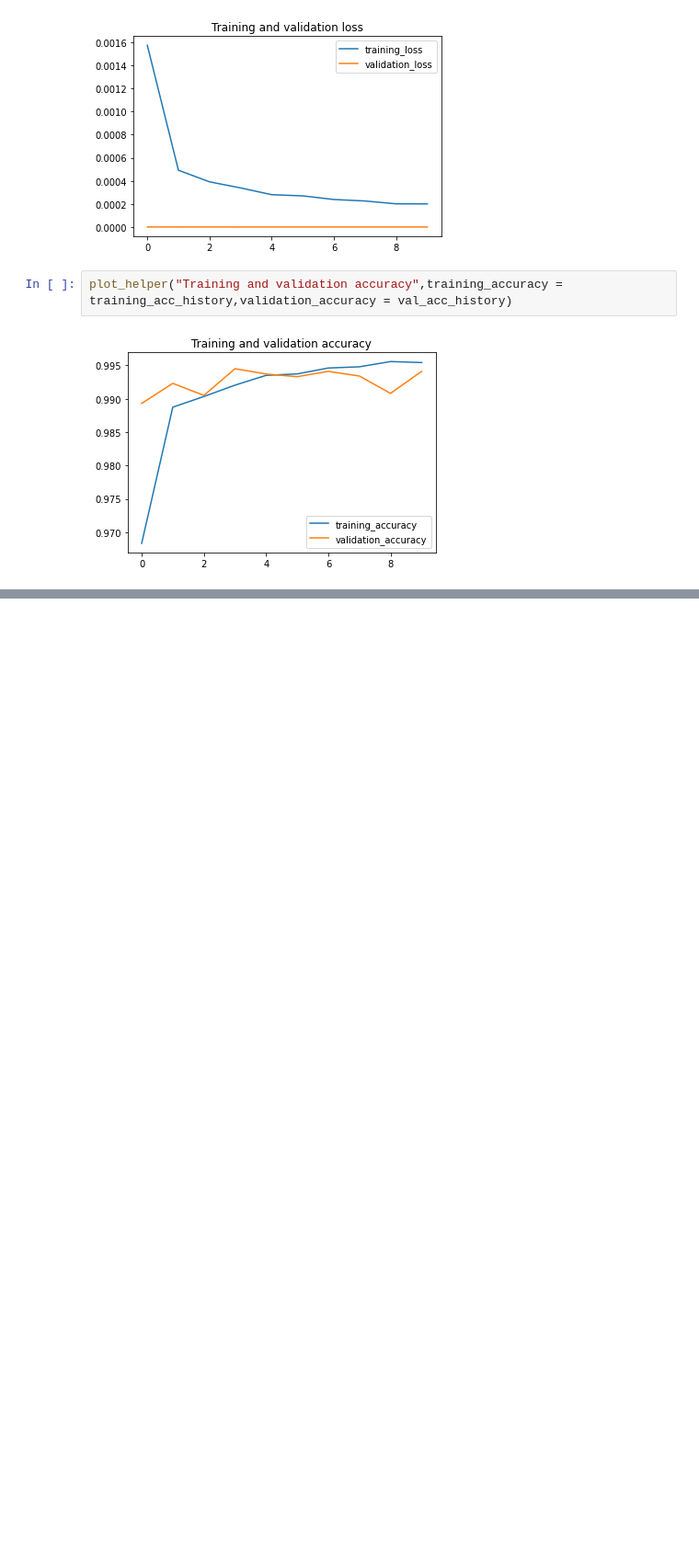
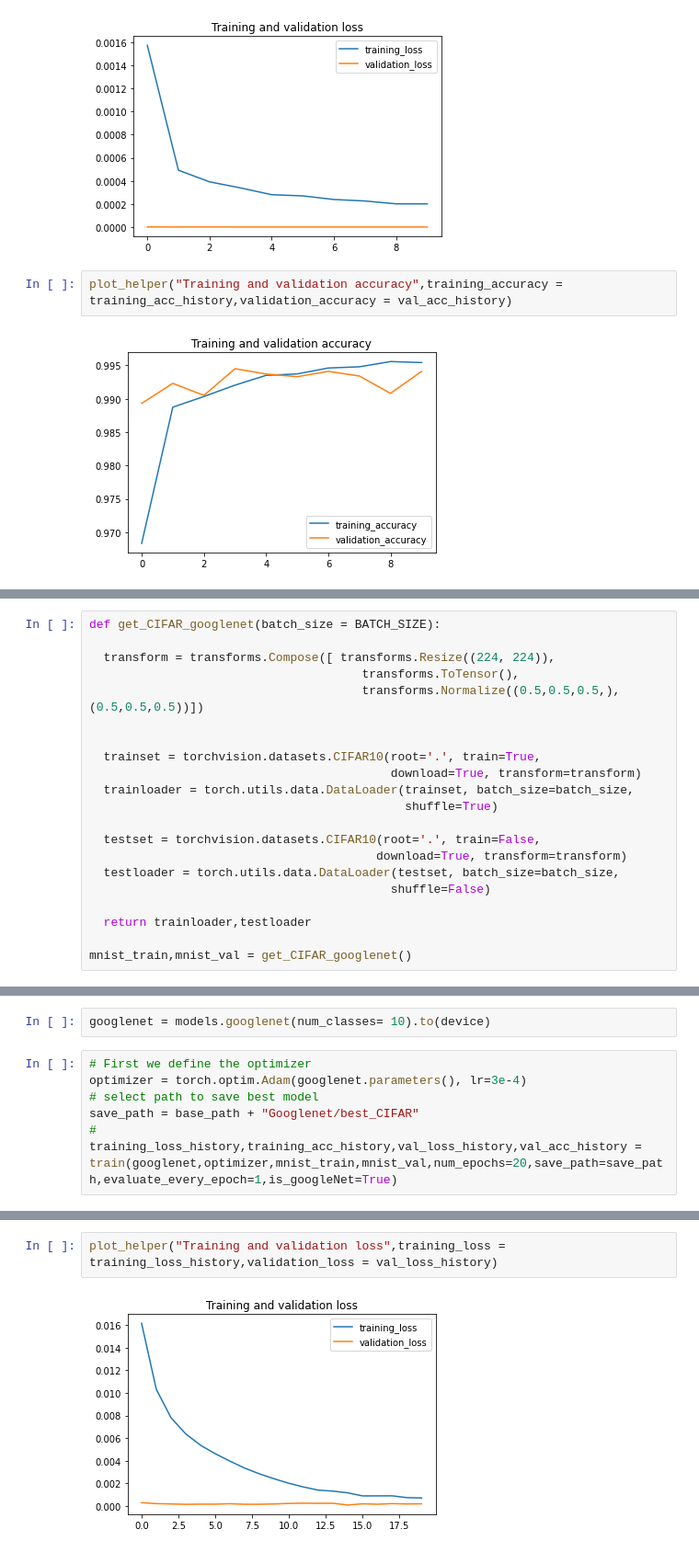
Before and after one commit to khalit7/Computer_Vision_Models_Analysis, a Jupyter notebook: Image_classification.ipynb, the cells around one changed output, grey strips where cells are left out. Shown at 92% size. Saved outputs shown, nothing was run; the diff lists cells and outputs as text; blank space fills up the shorter version.

Commit message:
Trained googleNet on CIFAR

```diff
--- a/Image_classification.ipynb
+++ b/Image_classification.ipynb
@@ -567,0 +547,21 @@ plot_helper("Training and validation accuracy",training_accuracy = training_acc_
+# %%
+def get_CIFAR_googlenet(batch_size = BATCH_SIZE):
+
+  transform = transforms.Compose([ transforms.Resize((224, 224)),
+                                      transforms.ToTensor(),
+                                      transforms.Normalize((0.5,0.5,0.5,), (0.5,0.5,0.5))])
+
+
+  trainset = torchvision.datasets.CIFAR10(root='.', train=True,
+                                          download=True, transform=transform)
+  trainloader = torch.utils.data.DataLoader(trainset, batch_size=batch_size,
+                                            shuffle=True)
+
+  testset = torchvision.datasets.CIFAR10(root='.', train=False,
+                                        download=True, transform=transform)
+  testloader = torch.utils.data.DataLoader(testset, batch_size=batch_size,
+                                          shuffle=False)
+
+  return trainloader,testloader
+
+mnist_train,mnist_val = get_CIFAR_googlenet()
@@ -567,0 +572,9 @@ plot_helper("Training and validation accuracy",training_accuracy = training_acc_
+# %%
+googlenet = models.googlenet(num_classes= 10).to(device)
+# %%
+# First we define the optimizer
+optimizer = torch.optim.Adam(googlenet.parameters(), lr=3e-4)
+# select path to save best model
+save_path = base_path + "Googlenet/best_CIFAR"
+#
+training_loss_history,training_acc_history,val_loss_history,val_acc_history = train(googlenet,optimizer,mnist_train,mnist_val,num_epochs=20,save_path=save_path,evaluate_every_epoch=1,is_googleNet=True)
@@ -567,0 +616,4 @@ plot_helper("Training and validation accuracy",training_accuracy = training_acc_
+# %%
+plot_helper("Training and validation loss",training_loss = training_loss_history,validation_loss = val_loss_history)
+# %% [output]
+[figure, added]
```
Also changed, not shown: parts of 14 cells of this notebook.
